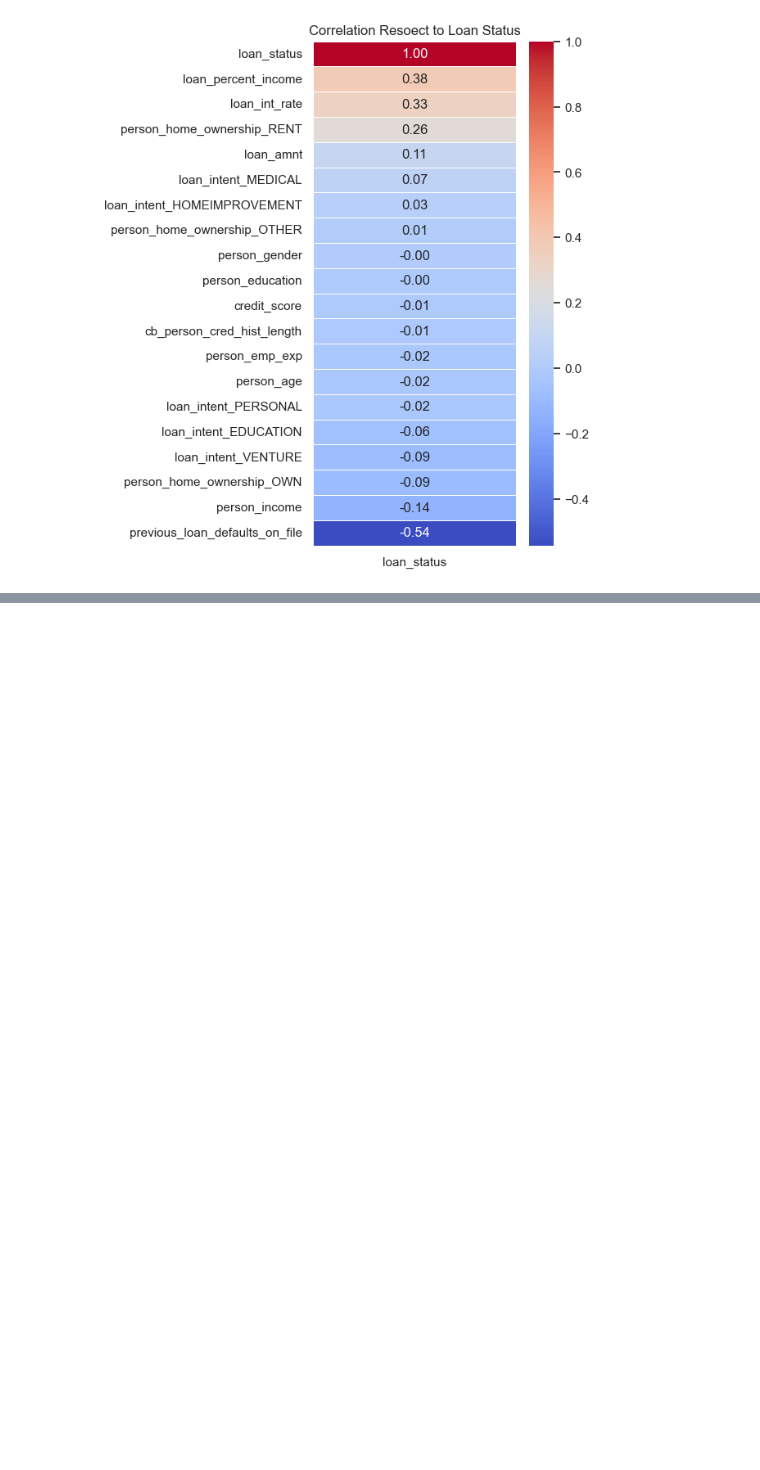
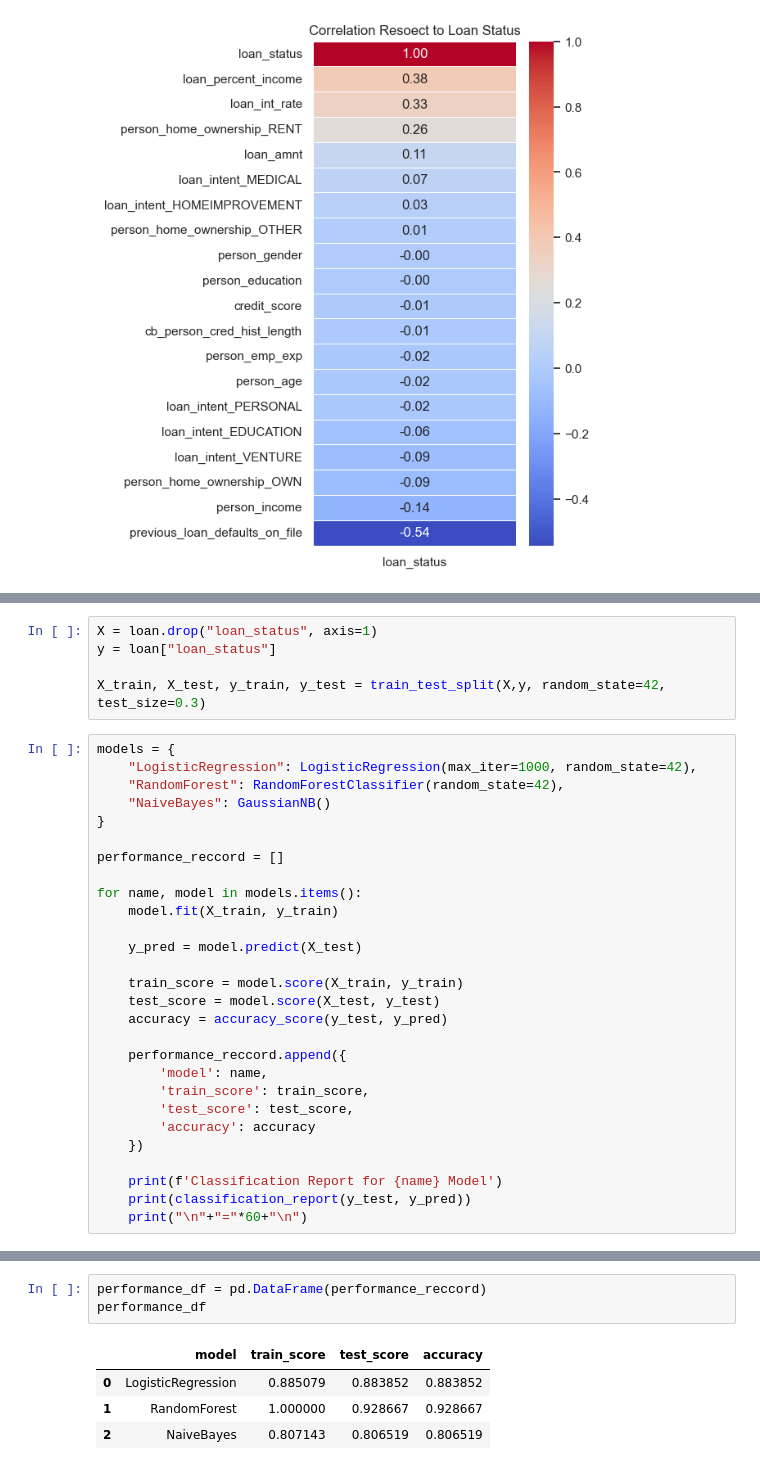
Before and after one commit to codeboyz12/data_science_cv, a Jupyter notebook: classification/loan_approval.ipynb, the cells around one changed output, grey strips where cells are left out. Cells and saved outputs as stored; diff of their text form; blank space fills up the shorter version.

Commit message:
Building classification model with three difference models.

```diff
--- a/classification/loan_approval.ipynb
+++ b/classification/loan_approval.ipynb
@@ -154,0 +163,33 @@ plt.show()
+# %%
+X = loan.drop("loan_status", axis=1)
+y = loan["loan_status"]
+
+X_train, X_test, y_train, y_test = train_test_split(X,y, random_state=42, test_size=0.3)
+# %%
+models = {
+    "LogisticRegression": LogisticRegression(max_iter=1000, random_state=42),
+    "RandomForest": RandomForestClassifier(random_state=42),
+    "NaiveBayes": GaussianNB()
+}
+
+performance_reccord = []
+
+for name, model in models.items():
+    model.fit(X_train, y_train)
+
+    y_pred = model.predict(X_test)
+
+    train_score = model.score(X_train, y_train)
+    test_score = model.score(X_test, y_test)
+    accuracy = accuracy_score(y_test, y_pred)
+
+    performance_reccord.append({
+        'model': name,
+        'train_score': train_score,
+        'test_score': test_score,
+        'accuracy': accuracy
+    })
+
+    print(f'Classification Report for {name} Model')
+    print(classification_report(y_test, y_pred))
+    print("\n"+"="*60+"\n")
@@ -154,0 +221,8 @@ plt.show()
+# %%
+performance_df = pd.DataFrame(performance_reccord)
+performance_df
+# %% [output]
+|  | model | train_score | test_score | accuracy |
+| 0 | LogisticRegression | 0.885079 | 0.883852 | 0.883852 |
+| 1 | RandomForest | 1.000000 | 0.928667 | 0.928667 |
+| 2 | NaiveBayes | 0.807143 | 0.806519 | 0.806519 |
```
Also changed, not shown: parts of 3 cells of this notebook.
